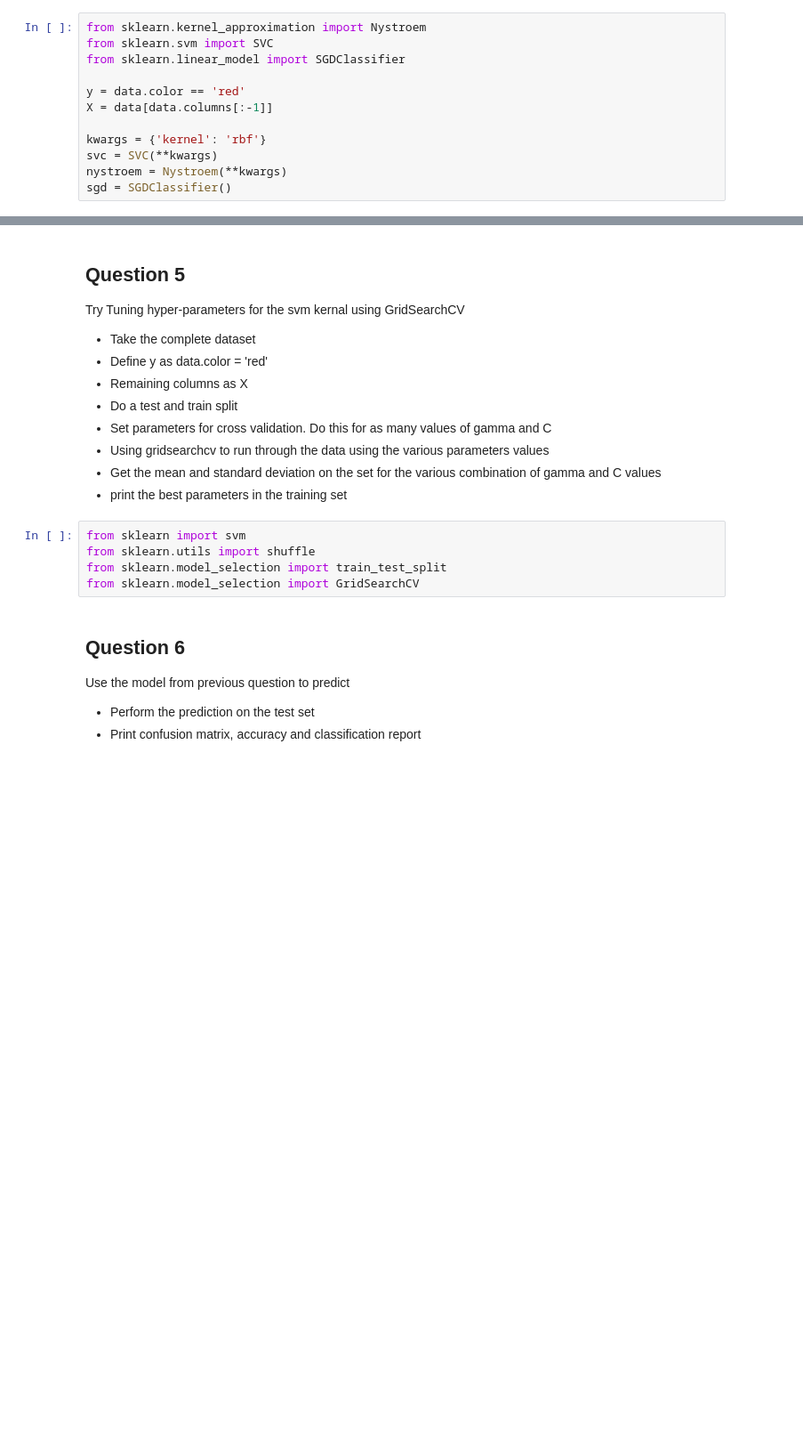
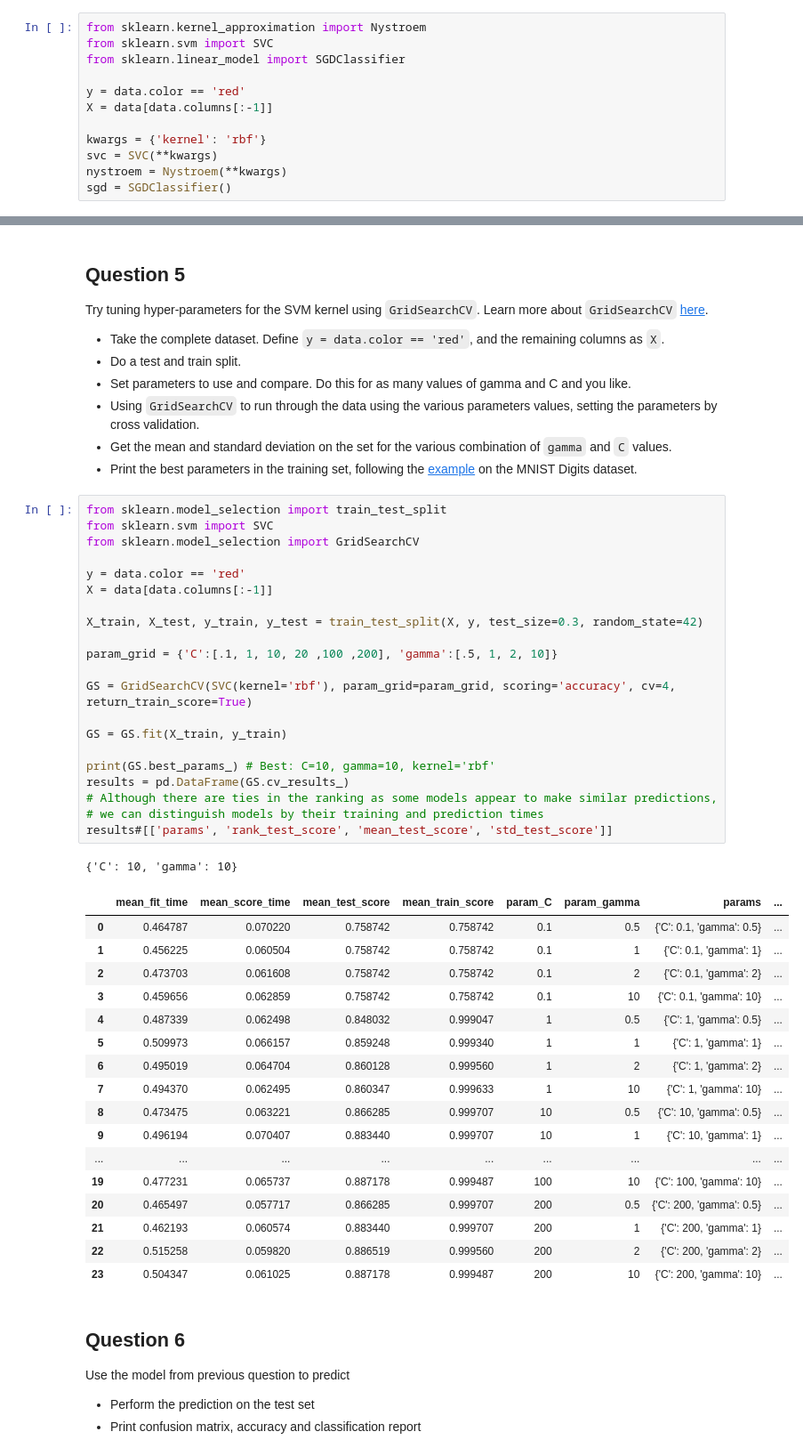
Before and after one commit to edwardmpearce/learning-machine-learning, a Jupyter notebook: Intel-ML101/Week7_SVM_Kernels_HW.ipynb, the cells around one changed output, grey strips where cells are left out. Shown at 89% size. Drawn from its saved outputs; the diff is of its cells as text; blank space fills up the shorter version.

```diff
--- a/Intel-ML101/Week7_SVM_Kernels_HW.ipynb
+++ b/Intel-ML101/Week7_SVM_Kernels_HW.ipynb
@@ -244,20 +285,56 @@ sgd.fit(X2_transformed, y2)
 # %% [markdown]
 ## Question 5
-Try Tuning hyper-parameters for the svm kernal using GridSearchCV
+Try tuning hyper-parameters for the SVM kernel using `GridSearchCV`. Learn more about `GridSearchCV` [here][1].
 
-* Take the complete dataset
-* Define y as data.color = 'red'
-* Remaining columns as X
-* Do a test and train split
-* Set parameters for cross validation. Do this for as many values of gamma and C
-* Using gridsearchcv to run through the data using the various parameters values
-* Get the mean and standard deviation on the set for the various combination of gamma and C values
-* print the best parameters in the training set
+* Take the complete dataset. Define `y = data.color == 'red'`, and the remaining columns as `X`.
+* Do a test and train split.
+* Set parameters to use and compare. Do this for as many values of gamma and C and you like.
+* Using `GridSearchCV` to run through the data using the various parameters values, setting the parameters by cross validation.
+* Get the mean and standard deviation on the set for the various combination of `gamma` and `C` values.
+* Print the best parameters in the training set, following the [example][2] on the MNIST Digits dataset.
+
+[1]: https://scikit-learn.org/stable/modules/generated/sklearn.model_selection.GridSearchCV.html
+[2]: https://scikit-learn.org/stable/auto_examples/model_selection/plot_grid_search_digits.html
-# %%
-from sklearn import svm
-from sklearn.utils import shuffle
-from sklearn.model_selection import train_test_split
-from sklearn.model_selection import GridSearchCV
+# %%
+from sklearn.model_selection import train_test_split
+from sklearn.svm import SVC
+from sklearn.model_selection import GridSearchCV
+
+y = data.color == 'red'
+X = data[data.columns[:-1]]
+
+X_train, X_test, y_train, y_test = train_test_split(X, y, test_size=0.3, random_state=42)
+
+param_grid = {'C':[.1, 1, 10, 20 ,100 ,200], 'gamma':[.5, 1, 2, 10]}
+
+GS = GridSearchCV(SVC(kernel='rbf'), param_grid=param_grid, scoring='accuracy', cv=4, return_train_score=True)
+
+GS = GS.fit(X_train, y_train)
+
+print(GS.best_params_) # Best: C=10, gamma=10, kernel='rbf'
+results = pd.DataFrame(GS.cv_results_)
+# Although there are ties in the ranking as some models appear to make similar predictions,
+# we can distinguish models by their training and prediction times
+results#[['params', 'rank_test_score', 'mean_test_score', 'std_test_score']]
+# %% [output]
+{'C': 10, 'gamma': 10}
+|  | mean_fit_time | mean_score_time | mean_test_score | mean_train_score | param_C | param_gamma | params | ... |
+| 0 | 0.464787 | 0.070220 | 0.758742 | 0.758742 | 0.1 | 0.5 | {'C': 0.1, 'gamma': 0.5} | ... |
+| 1 | 0.456225 | 0.060504 | 0.758742 | 0.758742 | 0.1 | 1 | {'C': 0.1, 'gamma': 1} | ... |
+| 2 | 0.473703 | 0.061608 | 0.758742 | 0.758742 | 0.1 | 2 | {'C': 0.1, 'gamma': 2} | ... |
+| 3 | 0.459656 | 0.062859 | 0.758742 | 0.758742 | 0.1 | 10 | {'C': 0.1, 'gamma': 10} | ... |
+| 4 | 0.487339 | 0.062498 | 0.848032 | 0.999047 | 1 | 0.5 | {'C': 1, 'gamma': 0.5} | ... |
+| 5 | 0.509973 | 0.066157 | 0.859248 | 0.999340 | 1 | 1 | {'C': 1, 'gamma': 1} | ... |
+| 6 | 0.495019 | 0.064704 | 0.860128 | 0.999560 | 1 | 2 | {'C': 1, 'gamma': 2} | ... |
+| 7 | 0.494370 | 0.062495 | 0.860347 | 0.999633 | 1 | 10 | {'C': 1, 'gamma': 10} | ... |
+| 8 | 0.473475 | 0.063221 | 0.866285 | 0.999707 | 10 | 0.5 | {'C': 10, 'gamma': 0.5} | ... |
+| 9 | 0.496194 | 0.070407 | 0.883440 | 0.999707 | 10 | 1 | {'C': 10, 'gamma': 1} | ... |
+| ... | ... | ... | ... | ... | ... | ... | ... | ... |
+| 19 | 0.477231 | 0.065737 | 0.887178 | 0.999487 | 100 | 10 | {'C': 100, 'gamma': 10} | ... |
+| 20 | 0.465497 | 0.057717 | 0.866285 | 0.999707 | 200 | 0.5 | {'C': 200, 'gamma': 0.5} | ... |
+| 21 | 0.462193 | 0.060574 | 0.883440 | 0.999707 | 200 | 1 | {'C': 200, 'gamma': 1} | ... |
+| 22 | 0.515258 | 0.059820 | 0.886519 | 0.999560 | 200 | 2 | {'C': 200, 'gamma': 2} | ... |
+| 23 | 0.504347 | 0.061025 | 0.887178 | 0.999487 | 200 | 10 | {'C': 200, 'gamma': 10} | ... |
 # %% [markdown]
 ## Question 6
    Use the model from previous question to predict
```
Also changed, not shown: parts of 26 cells of this notebook.
